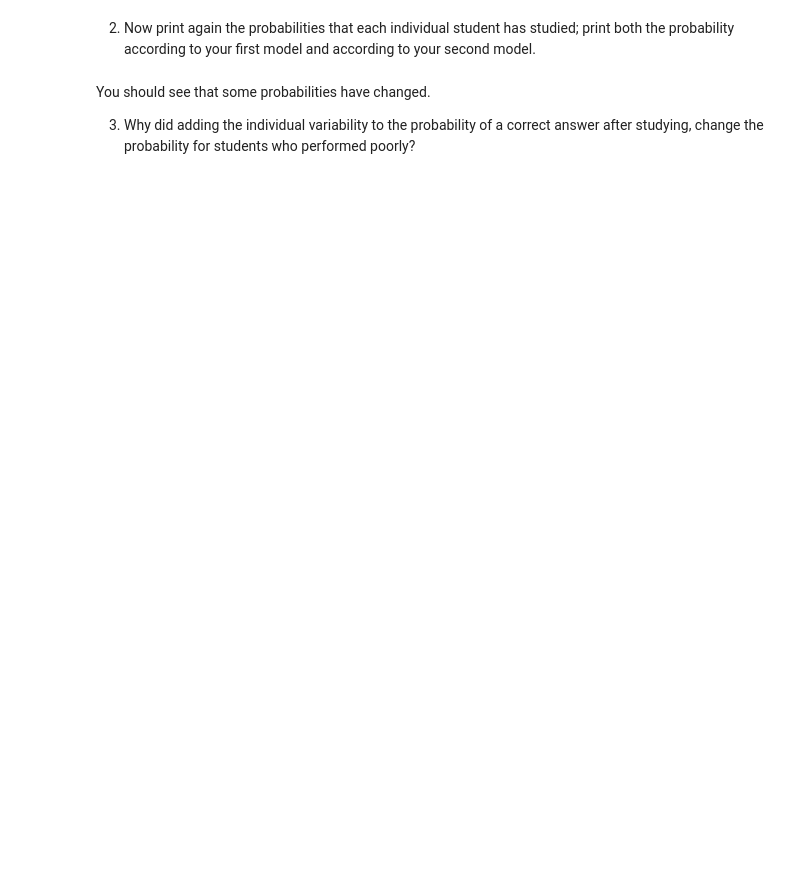
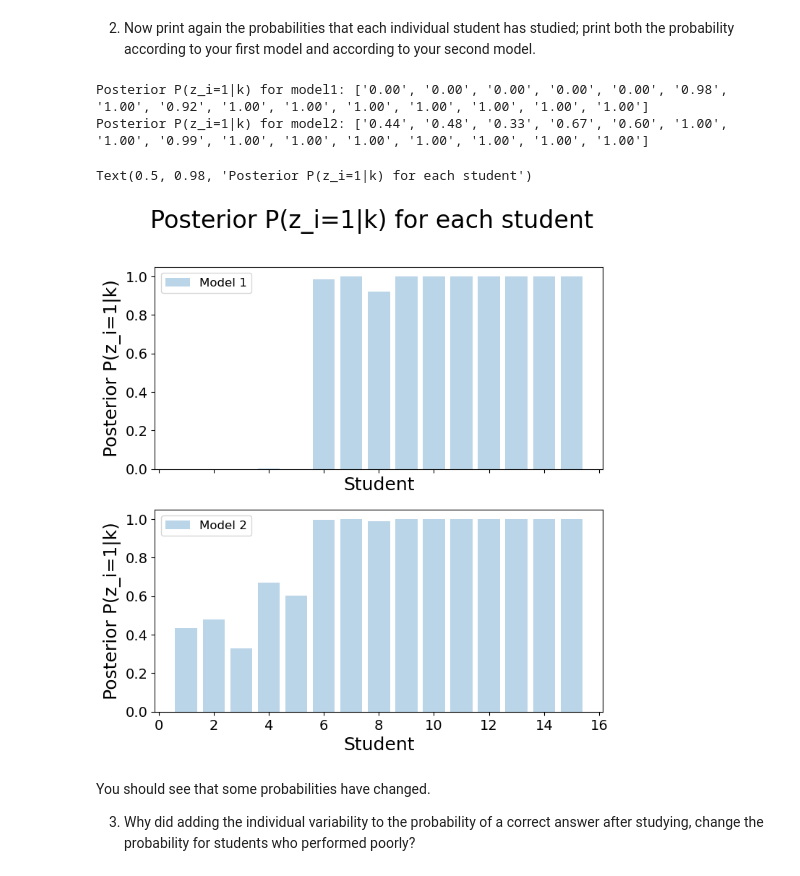
Before and after one commit to DerOeko/SOW-BKI203BS, a Jupyter notebook: LargeAssignment1/Ferdinand_Paar_s1128559_Samuel_Nellessen_s1102282_Assignment_LargeAssignment1.ipynb, the cells around one changed output. Cells and saved outputs as stored; diff of their text form; code cells hidden in the pictures; blank space fills up the shorter version.

```diff
--- a/LargeAssignment1/Ferdinand_Paar_s1128559_Samuel_Nellessen_s1102282_Assignment_LargeAssignment1.ipynb
+++ b/LargeAssignment1/Ferdinand_Paar_s1128559_Samuel_Nellessen_s1102282_Assignment_LargeAssignment1.ipynb
@@ -332,5 +370,29 @@ syntax error on line 4 near "}"
 # %% [markdown]
 2. Now print again the probabilities that each individual student has studied; print both the probability according to your first model and according to your second model.
+# %%
+z = samples['z'].mean(axis=(1, 2))
+formatted_z = [f"{prob:.2f}" for prob in z]
+print(f"Posterior P(z_i=1|k) for model1: {formatted_z}")
+
+z2 = samples2['z'].mean(axis=(1, 2))
+formatted_z2 = [f"{prob:.2f}" for prob in z2]
+print(f"Posterior P(z_i=1|k) for model2: {formatted_z2}")
+
+fig, ax = plt.subplots(2, 1, figsize=(8, 8), sharex=True, sharey=True)
+ax[0].bar(np.arange(1, m+1), z, alpha=0.3, label='Model 1')
+ax[0].set_xlabel('Student')
+ax[0].set_ylabel('Posterior P(z_i=1|k)')
+ax[0].legend()
+ax[1].set_xlabel('Student')
+ax[1].set_ylabel('Posterior P(z_i=1|k)')
+ax[1].bar(np.arange(1, m+1), z2, alpha=0.3, label='Model 2')
+ax[1].legend()
+fig.suptitle('Posterior P(z_i=1|k) for each student', fontsize=24)
+# %% [output]
+Posterior P(z_i=1|k) for model1: ['0.00', '0.00', '0.00', '0.00', '0.00', '0.98', '1.00', '0.92', '1.00', '1.00', '1.00', '1.00', '1.00', '1.00', '1.00']
+Posterior P(z_i=1|k) for model2: ['0.44', '0.48', '0.33', '0.67', '0.60', '1.00', '1.00', '0.99', '1.00', '1.00', '1.00', '1.00', '1.00', '1.00', '1.00']
+Text(0.5, 0.98, 'Posterior P(z_i=1|k) for each student')
+[figure, added]
 # %% [markdown]
 You should see that some probabilities have changed.
 
```
Also changed, not shown: parts of 15 cells of this notebook.
